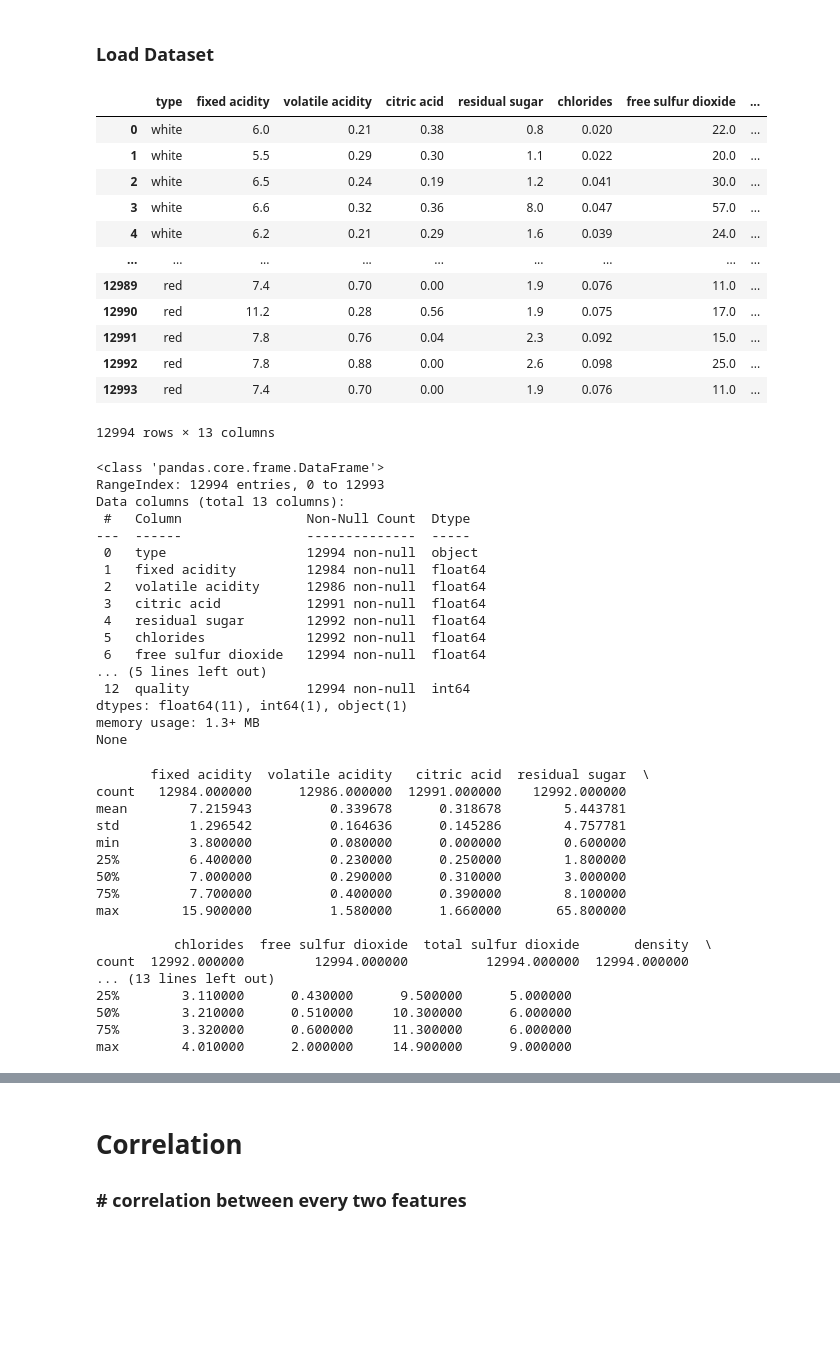
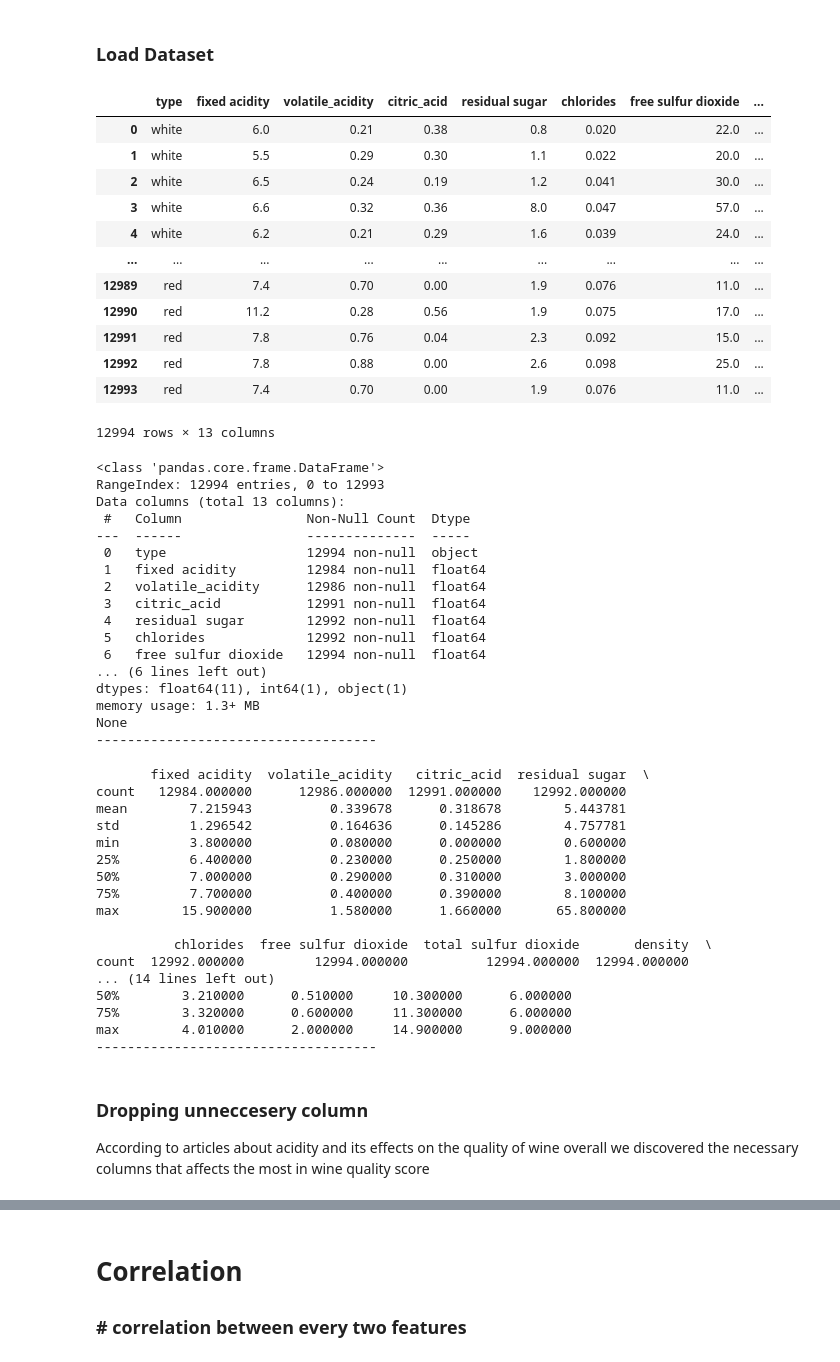
Before and after one commit to NatiMoshe/Wine-EDA-and-quality-prediction, a Jupyter notebook: Wine_Quality_Prediction_Project.ipynb, the cells around one changed output, grey strips where cells are left out. Cells and saved outputs as stored; diff of their text form; code cells hidden in the pictures; blank space fills up the shorter version.

```diff
--- a/Wine_Quality_Prediction_Project.ipynb
+++ b/Wine_Quality_Prediction_Project.ipynb
@@ -11,15 +18,16 @@ ModuleNotFoundError: No module named 'matplotlib'
 # %% [markdown]
 ### Load Dataset
-# %%
-def load_csv(file_name):
-    df = pd.read_csv(file_name)
-    return df
+# %%
+def load_csv(file_name):
+    """ function that loads csv from local file
+    return csv """
+    return pandas.read_csv(file_name)
 # %%
 file_name = 'data' + os.sep + 'WineQualityMix.csv'
-df = load_csv(file_name)
-df
+data_frame = load_csv(file_name)
+data_frame
 # %% [output]
-|  | type | fixed acidity | volatile acidity | citric acid | residual sugar | chlorides | free sulfur dioxide | ... |
+|  | type | fixed acidity | volatile_acidity | citric_acid | residual sugar | chlorides | free sulfur dioxide | ... |
 | 0 | white | 6.0 | 0.21 | 0.38 | 0.8 | 0.020 | 22.0 | ... |
 | 1 | white | 5.5 | 0.29 | 0.30 | 1.1 | 0.022 | 20.0 | ... |
 | 2 | white | 6.5 | 0.24 | 0.19 | 1.2 | 0.041 | 30.0 | ... |
@@ -33,7 +41,8 @@ df
 | 12993 | red | 7.4 | 0.70 | 0.00 | 1.9 | 0.076 | 11.0 | ... |
 12994 rows × 13 columns
 # %%
-print(df.info())
+print(data_frame.info())
+print('------------------------------------')
 # %% [output]
 <class 'pandas.core.frame.DataFrame'>
 RangeIndex: 12994 entries, 0 to 12993
@@ -42,20 +51,21 @@ Data columns (total 13 columns):
 ---  ------                --------------  -----
  0   type                  12994 non-null  object
  1   fixed acidity         12984 non-null  float64
- 2   volatile acidity      12986 non-null  float64
- 3   citric acid           12991 non-null  float64
+ 2   volatile_acidity      12986 non-null  float64
+ 3   citric_acid           12991 non-null  float64
  4   residual sugar        12992 non-null  float64
  5   chlorides             12992 non-null  float64
  6   free sulfur dioxide   12994 non-null  float64
-... (5 lines left out)
- 12  quality               12994 non-null  int64
+... (6 lines left out)
 dtypes: float64(11), int64(1), object(1)
 memory usage: 1.3+ MB
 None
+------------------------------------
 # %%
-print(df.describe())
+print(data_frame.describe())
+print('------------------------------------')
 # %% [output]
-       fixed acidity  volatile acidity   citric acid  residual sugar  \
+       fixed acidity  volatile_acidity   citric_acid  residual sugar  \
 count   12984.000000      12986.000000  12991.000000    12992.000000
 mean        7.215943          0.339678      0.318678        5.443781
 std         1.296542          0.164636      0.145286        4.757781
@@ -67,8 +77,12 @@ max        15.900000          1.580000      1.660000       65.800000
 
           chlorides  free sulfur dioxide  total sulfur dioxide       density  \
 count  12992.000000         12994.000000          12994.000000  12994.000000
-... (13 lines left out)
-25%        3.110000      0.430000      9.500000      5.000000
+... (14 lines left out)
 50%        3.210000      0.510000     10.300000      6.000000
 75%        3.320000      0.600000     11.300000      6.000000
 max        4.010000      2.000000     14.900000      9.000000
+------------------------------------
+# %% [markdown]
+### Dropping unneccesery column
+
+According to articles about acidity and its effects on the quality of wine overall we discovered the necessary columns that affects the most in wine quality score
```
Also changed, not shown: parts of 41 cells of this notebook, 2 other files.
